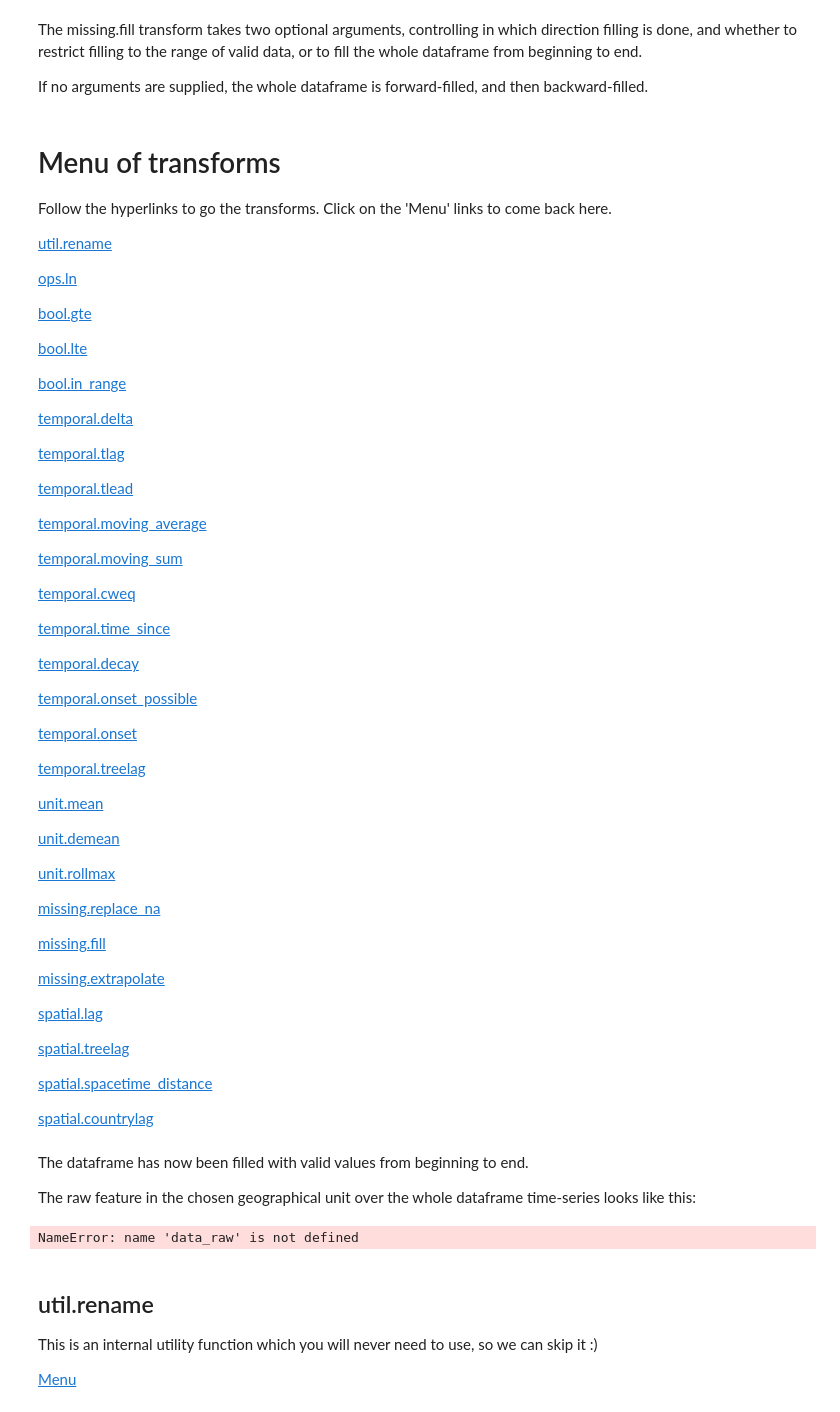
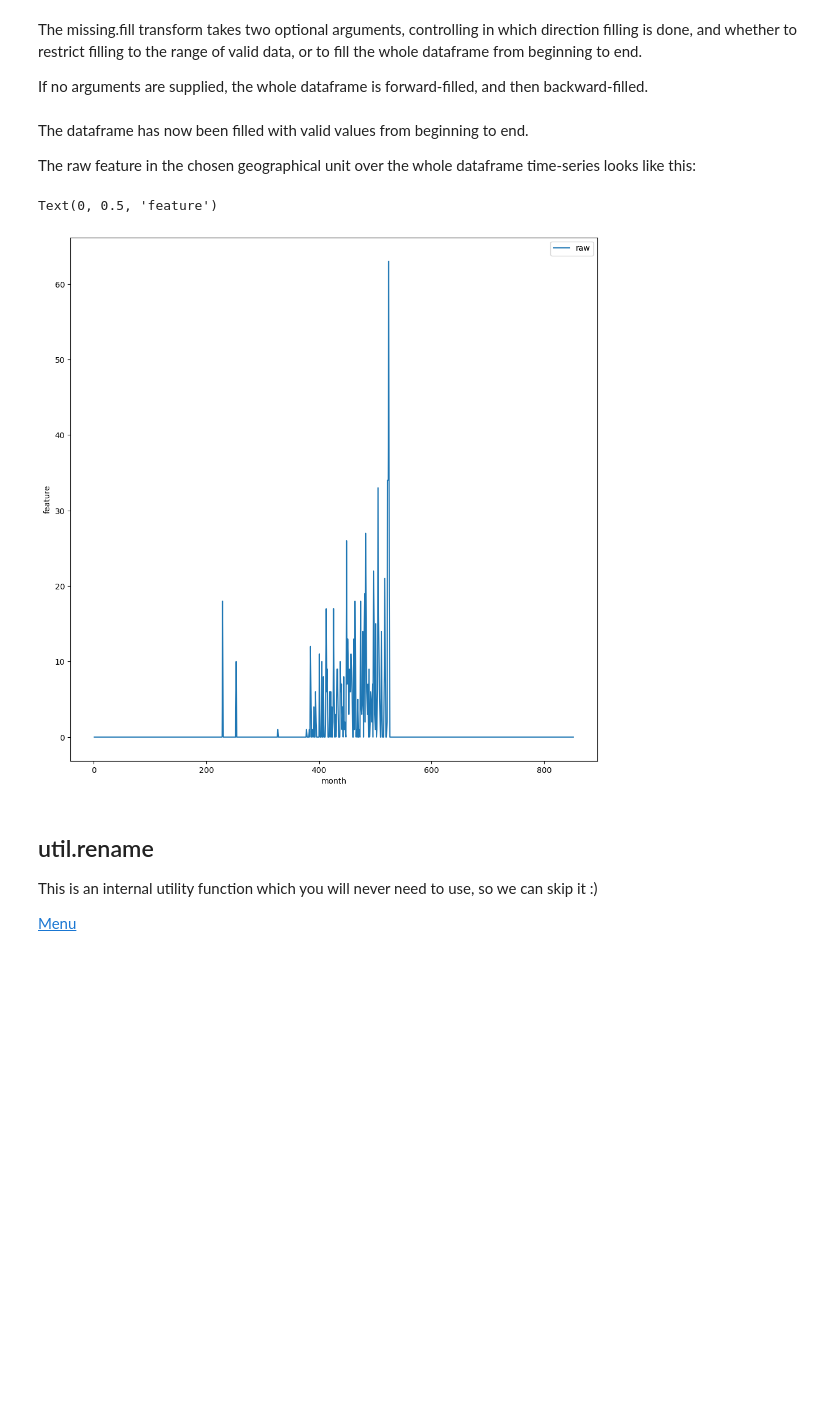
Before and after one commit to prio-data/views3, a Jupyter notebook: examples/transform_examples.ipynb, the cells around one changed output. Drawn from its saved outputs; the diff is of its cells as text; code cells hidden in the pictures; blank space fills up the shorter version.

```diff
--- a/examples/transform_examples.ipynb
+++ b/examples/transform_examples.ipynb
@@ -187,83 +264,27 @@ It is also possible to get information on a specific transform, including what p
 The missing.fill transform takes two optional arguments, controlling in which direction filling is done, and whether to restrict filling to the range of valid data, or to fill the whole dataframe from beginning to end.
 
 If no arguments are supplied, the whole dataframe is forward-filled, and then backward-filled.
-# %% [markdown]
-<a id='Menu'></a>
-# Menu of transforms
-
-Follow the hyperlinks to go the transforms. Click on the 'Menu' links to come back here.
-
-[util.rename](#util.rename)
-
-[ops.ln](#ops.ln)
-
-[bool.gte](#bool.gte)
-
-[bool.lte](#bool.lte)
-
-[bool.in_range](#bool.in_range)
-
-[temporal.delta](#temporal.delta)
-
-[temporal.tlag](#temporal.tlag)
-
-[temporal.tlead](#temporal.tlead)
-
-[temporal.moving_average](#temporal.moving_average)
-
-[temporal.moving_sum](#temporal.moving_sum)
-
-[temporal.cweq](#temporal.cweq)
-
-[temporal.time_since](#temporal.time_since)
-
-[temporal.decay](#temporal.decay)
-
-[temporal.onset_possible](#temporal.onset_possible)
-
-[temporal.onset](#temporal.onset)
-
-[temporal.treelag](#temporal.treelag)
-
-[unit.mean](#unit.mean)
-
-[unit.demean](#unit.demean)
-
-[unit.rollmax](#unit.rollmax)
-
-[missing.replace_na](#missing.replace_na)
-
-[missing.fill](#missing.fill)
-
-[missing.extrapolate](#missing.extrapolate)
-
-[spatial.lag](#spatial.lag)
-
-[spatial.treelag](#spatial.treelag)
-
-[spatial.spacetime_distance](#spatial.spacetime_distance)
-
-[spatial.countrylag](#spatial.countrylag)
 # %% [markdown]
 The dataframe has now been filled with valid values from beginning to end.
 
 The raw feature in the chosen geographical unit over the whole dataframe time-series looks like this:
 # %%
-indx=data_raw.index
+indx=data_raw_cm.index
 
 tmin=indx.min(axis=0)
 tmax=indx.max(axis=0)
 tmin=tmin[0]
 tmax=tmax[0]+1
 
 times_full=range(tmin,tmax)
 
-plt.plot(times_full,data_raw.loc[(slice(None), countryid), :].values.reshape(len(times_full)))
+plt.plot(times_full,data_raw_cm.loc[(slice(None), countryid), :].values.reshape(len(times_full)))
 plt.legend(['raw',])
 plt.xlabel('month')
 plt.ylabel('feature')
 # %% [output]
-NameError: name 'data_raw' is not defined
+Text(0, 0.5, 'feature')
+[figure, added]
 # %% [markdown]
 <a id='util.rename'></a>
 ## util.rename
```
Also changed, not shown: parts of 109 cells of this notebook.
